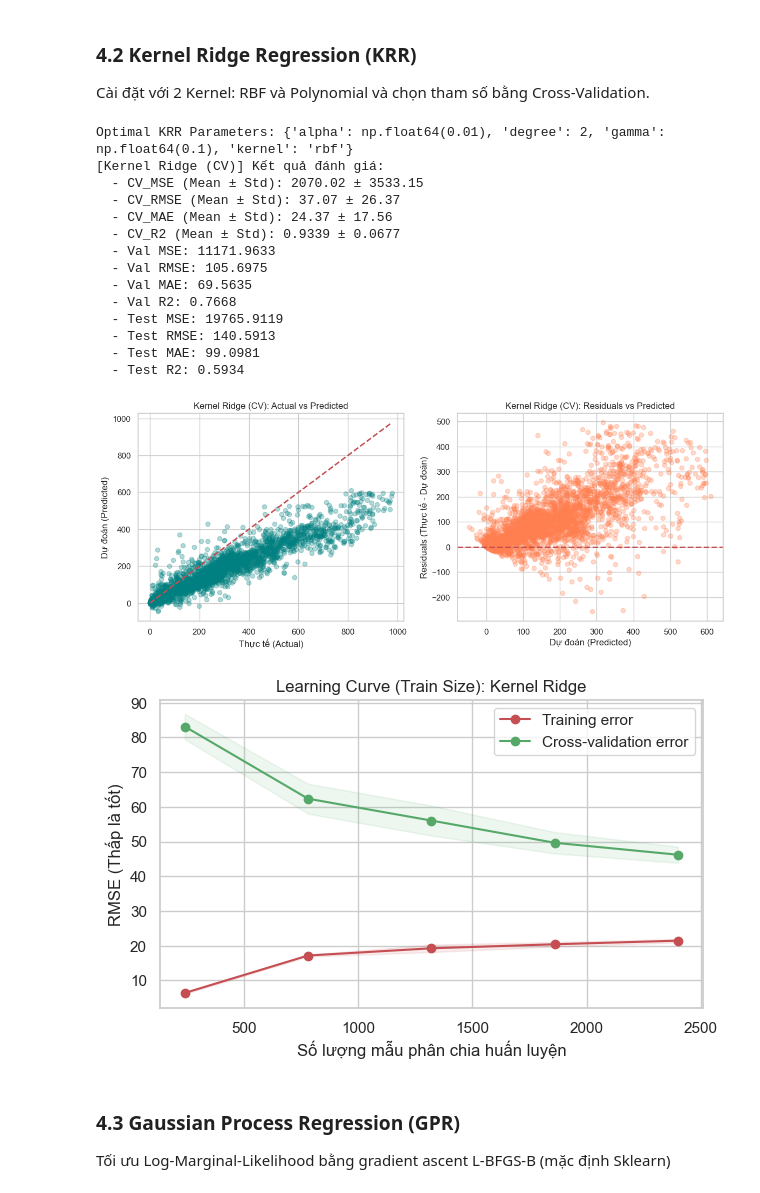
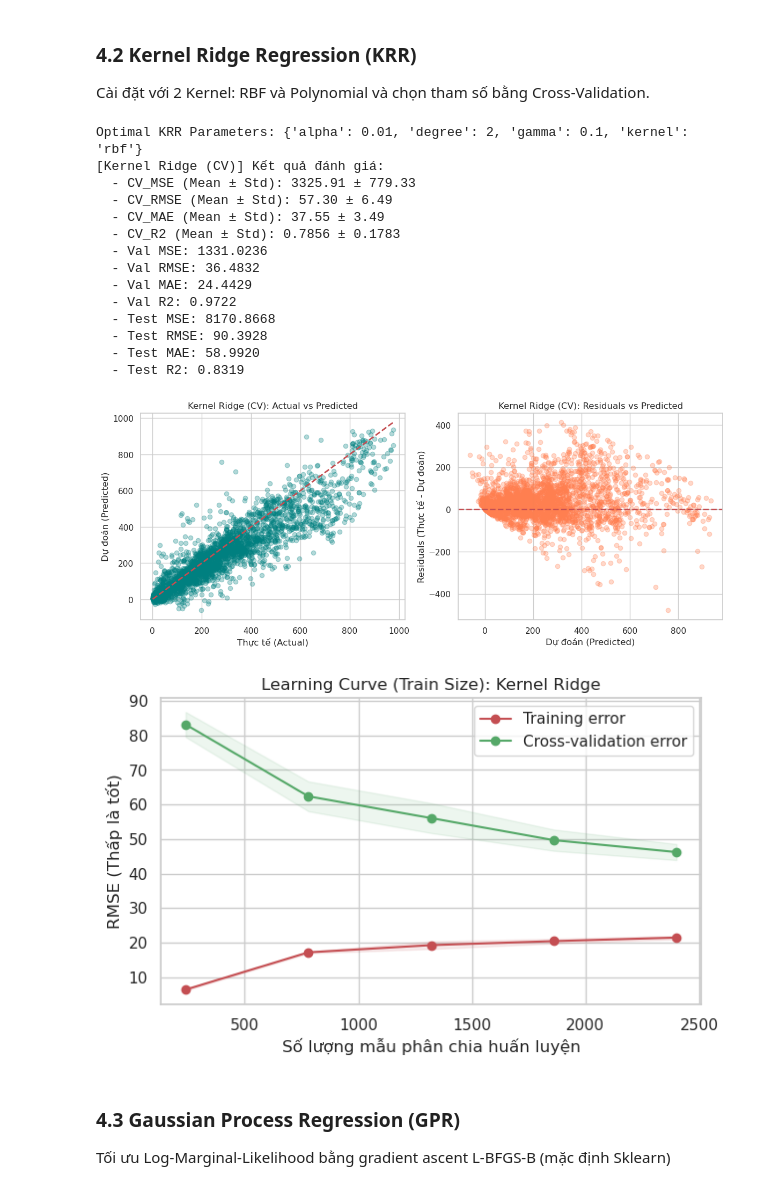
Before and after one commit to tdat1465/lab1-intro2ML, a Jupyter notebook: code/Part1_Regression/4_advanced_regression.ipynb, the cells around one changed output. Saved outputs shown, nothing was run; the diff lists cells and outputs as text; code cells hidden in the pictures.

```diff
--- a/code/Part1_Regression/4_advanced_regression.ipynb
+++ b/code/Part1_Regression/4_advanced_regression.ipynb
@@ -164,51 +165,54 @@ X_train_sub, y_train_sub = resample(
 )
 
 krr_grid = GridSearchCV(
     KernelRidge(), krr_params, cv=3, scoring="neg_mean_squared_error", n_jobs=-1
 )
 krr_grid.fit(X_train_sub, y_train_sub)
 
 print(f"Optimal KRR Parameters: {krr_grid.best_params_}")
 
-model_krr = krr_grid.best_estimator_
+best_krr_params = krr_grid.best_params_
+model_krr = KernelRidge(**best_krr_params)
 model_krr.fit(X_train_scaled, y_train)
 
 
 def fit_pred_kr(X_tr, y_tr, X_val):
-    return model_krr.predict(X_val), model_krr
+    model = KernelRidge(**best_krr_params)
+    model.fit(X_tr, y_tr)
+    return model.predict(X_val), model
 
 
 _ = evaluate_model(
     "Kernel Ridge (CV)",
     fit_pred_kr,
     X_train_scaled,
     y_train,
     X_test_scaled,
     y_test,
     X_val_scaled,
     y_val,
 )
 
 plot_sklearn_learning_curve_wrapper(
-    KernelRidge(**krr_grid.best_params_), "Kernel Ridge", X_train_sub, y_train_sub
+    KernelRidge(**best_krr_params), "Kernel Ridge", X_train_sub, y_train_sub
 )
 # %% [output]
-Optimal KRR Parameters: {'alpha': np.float64(0.01), 'degree': 2, 'gamma': np.float64(0.1), 'kernel': 'rbf'}
+Optimal KRR Parameters: {'alpha': 0.01, 'degree': 2, 'gamma': 0.1, 'kernel': 'rbf'}
 [Kernel Ridge (CV)] Kết quả đánh giá:
-  - CV_MSE (Mean ± Std): 2070.02 ± 3533.15
-  - CV_RMSE (Mean ± Std): 37.07 ± 26.37
-  - CV_MAE (Mean ± Std): 24.37 ± 17.56
-  - CV_R2 (Mean ± Std): 0.9339 ± 0.0677
-  - Val MSE: 11171.9633
-  - Val RMSE: 105.6975
-  - Val MAE: 69.5635
-  - Val R2: 0.7668
-  - Test MSE: 19765.9119
-  - Test RMSE: 140.5913
-  - Test MAE: 99.0981
-  - Test R2: 0.5934
+  - CV_MSE (Mean ± Std): 3325.91 ± 779.33
+  - CV_RMSE (Mean ± Std): 57.30 ± 6.49
+  - CV_MAE (Mean ± Std): 37.55 ± 3.49
+  - CV_R2 (Mean ± Std): 0.7856 ± 0.1783
+  - Val MSE: 1331.0236
+  - Val RMSE: 36.4832
+  - Val MAE: 24.4429
+  - Val R2: 0.9722
+  - Test MSE: 8170.8668
+  - Test RMSE: 90.3928
+  - Test MAE: 58.9920
+  - Test R2: 0.8319
-[figure, old version]
+[figure, new version]
-[figure, old version]
+[figure, new version]
 # %% [markdown]
 ### 4.3 Gaussian Process Regression (GPR)
 Tối ưu Log-Marginal-Likelihood bằng gradient ascent L-BFGS-B (mặc định Sklearn)
```
Also changed, not shown: parts of 4 cells of this notebook, 7 other files.
